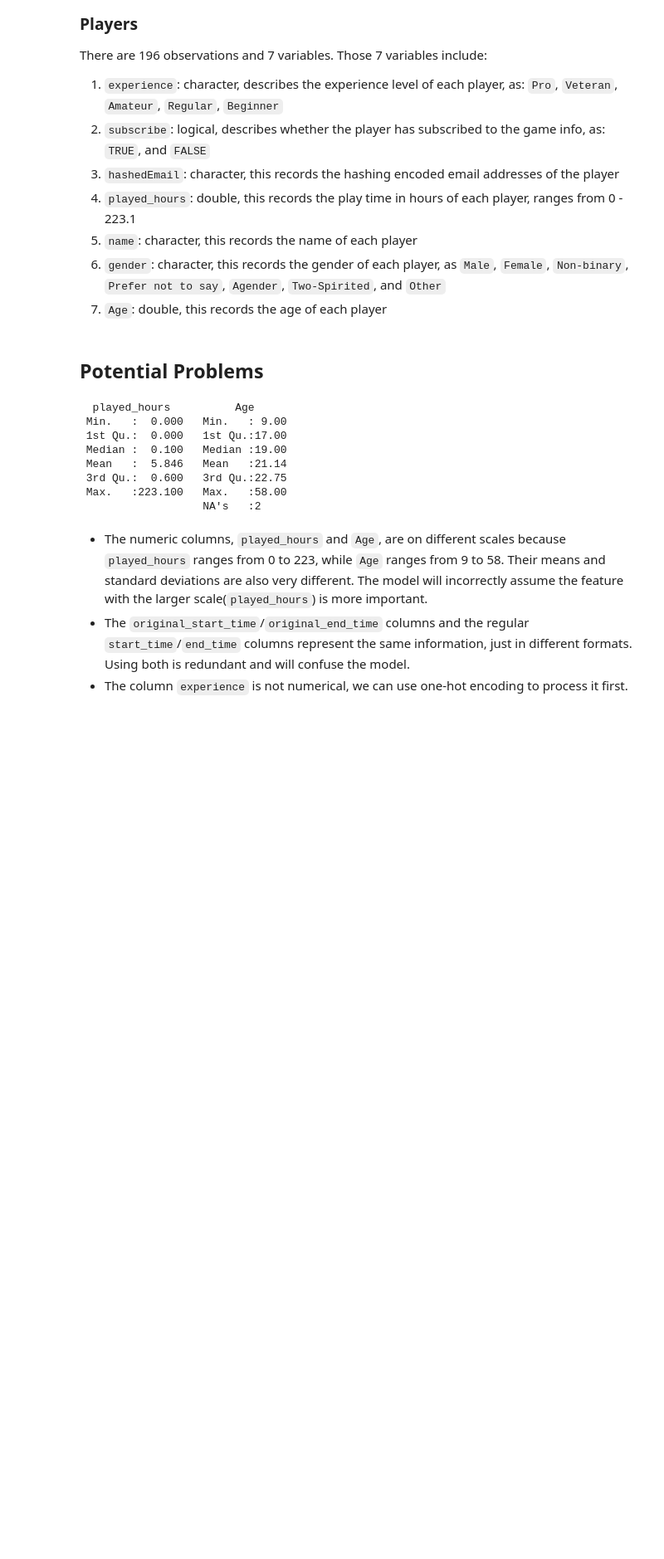
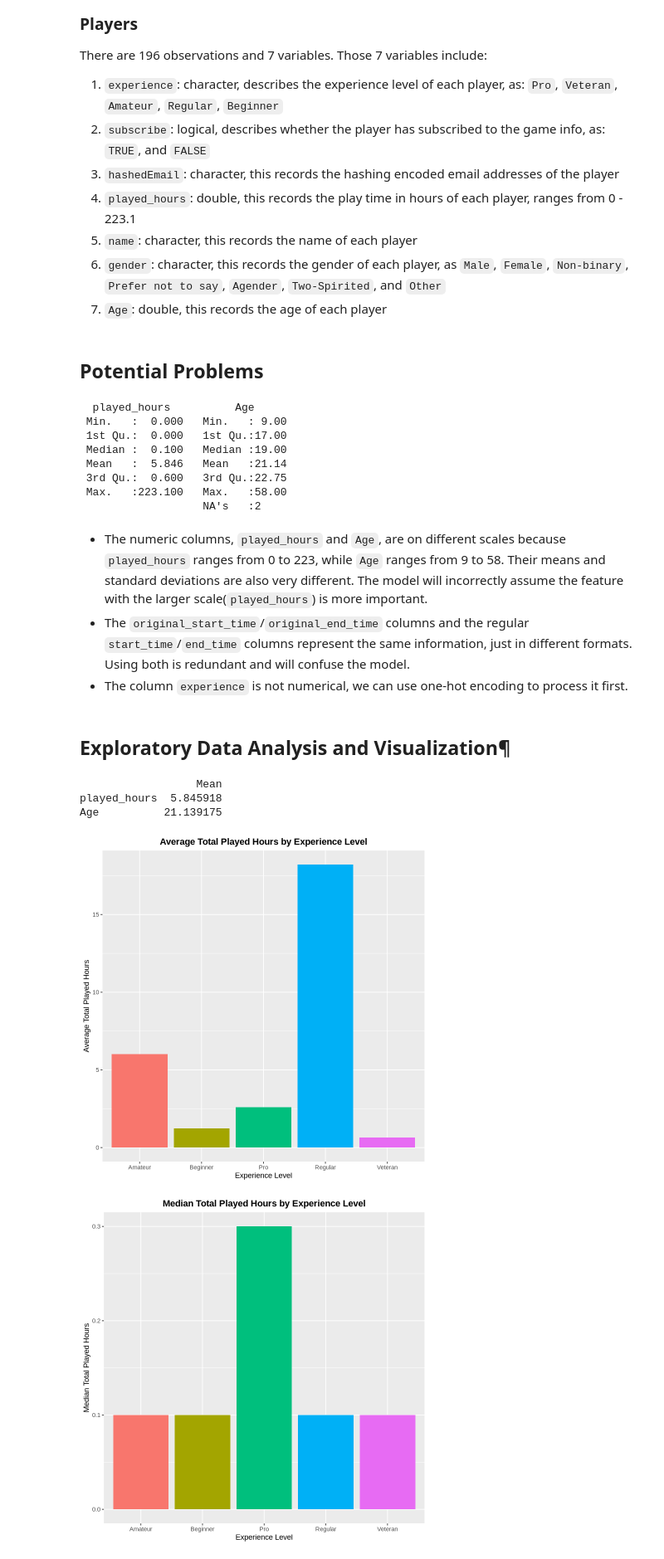
Before and after one commit to sylsh7/dsci-100-individualplan, a Jupyter notebook: individual plan.ipynb, the cells around one changed output. Shown at 83% size. Saved outputs shown, nothing was run; the diff lists cells and outputs as text; code cells hidden in the pictures; blank space fills up the shorter version.

Commit message:
Computed the mean value and made a few visualizations
Computed the mean value for quantitative variables in players data set. Made and analyzed three visualizations.

```diff
--- a/individual plan.ipynb
+++ b/individual plan.ipynb
@@ -138,3 +148,44 @@ players |>
 + The numeric columns, `played_hours` and `Age`, are on different scales because `played_hours` ranges from 0 to 223, while `Age` ranges from 9 to 58. Their means and standard deviations are also very different. The model will incorrectly assume the feature with the larger scale(`played_hours`) is more important.
 + The `original_start_time`/`original_end_time` columns and the regular `start_time`/`end_time` columns represent the same information, just in different formats. Using both is redundant and will confuse the model.
 + The column `experience` is not numerical, we can use one-hot encoding to process it first.
+# %% [markdown]
+## Exploratory Data Analysis and Visualization¶
+# %%
+numeric_vars <- players[sapply(players, is.numeric)]
+mean_values <- colMeans(numeric_vars, na.rm = TRUE)
+mean_table <- data.frame(Mean = mean_values)
+print(mean_table)
+# %% [output]
+                  Mean
+played_hours  5.845918
+Age          21.139175
+# %%
+mean_data <- players |>
+  group_by(experience) |>
+  summarize(mean_hours = mean(played_hours, na.rm = TRUE))
+
+ggplot(mean_data, aes(x = experience, y = mean_hours, fill = experience)) +
+  geom_col() +
+  labs(title = "Average Total Played Hours by Experience Level",
+       x = "Experience Level",
+       y = "Average Total Played Hours") +
+
+theme(plot.title = element_text(face = "bold", hjust = 0.5))+
+theme(legend.position = "none")
+
+
+median_data <- players |>
+  group_by(experience) |>
+  summarize(median_hours = median(played_hours, na.rm = TRUE))
+
+ggplot(median_data, aes(x = experience, y = median_hours, fill = experience)) +
+  geom_col() +
+  labs(title = "Median Total Played Hours by Experience Level",
+       x = "Experience Level",
+       y = "Median Total Played Hours") +
+
+theme(plot.title = element_text(face = "bold", hjust = 0.5))+
+theme(legend.position = "none")
+# %% [output]
+[figure, added]
+[figure, added]
```
Also changed, not shown: parts of 5 cells of this notebook.
